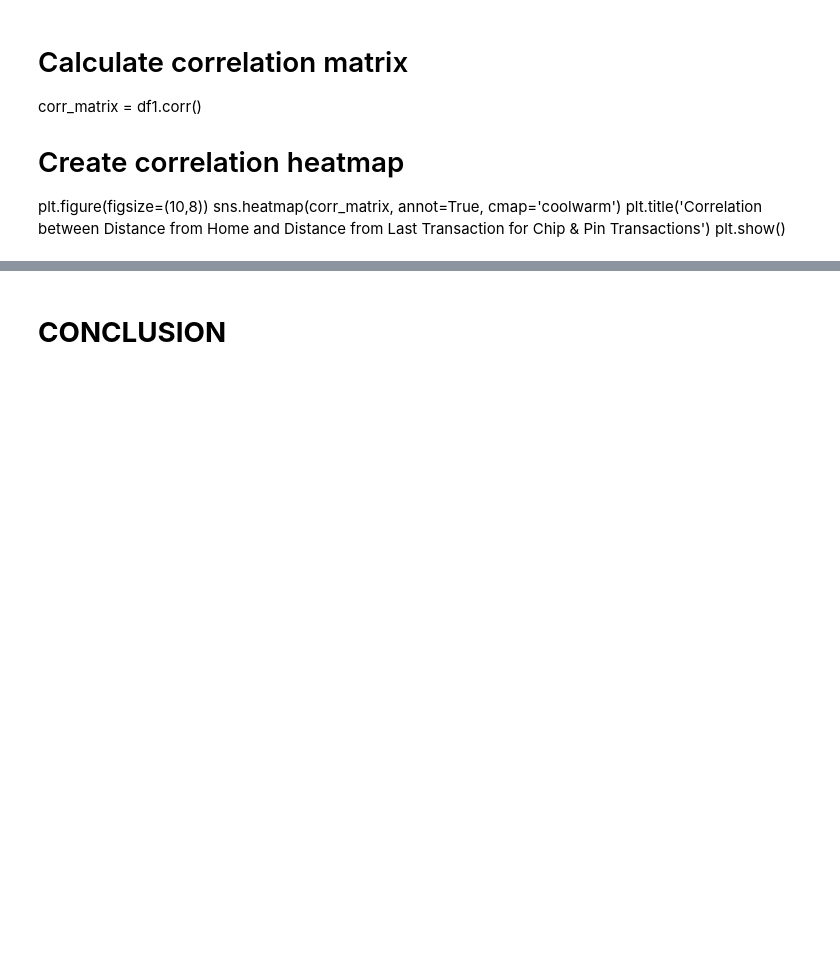
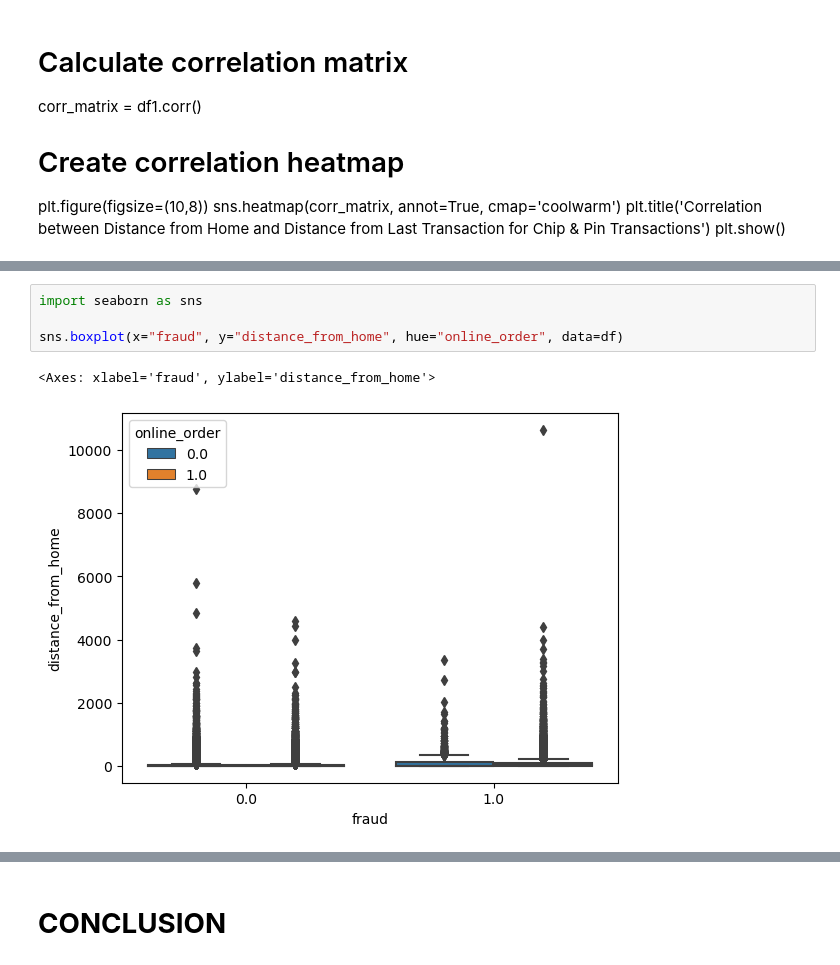
Before and after one commit to KarimKhalil33/CreditCard-Fraud-Data-Analysis, a Jupyter notebook: analysis/analysis3.ipynb, the cells around one changed output, grey strips where cells are left out. Saved outputs shown, nothing was run; the diff lists cells and outputs as text; blank space fills up the shorter version.

```diff
--- a/analysis/analysis3.ipynb
+++ b/analysis/analysis3.ipynb
@@ -144,0 +185,7 @@ plt.show()
+# %%
+import seaborn as sns
+
+sns.boxplot(x="fraud", y="distance_from_home", hue="online_order", data=df)
+# %% [output]
+<Axes: xlabel='fraud', ylabel='distance_from_home'>
+[figure, added]
```
Also changed, not shown: parts of 12 cells of this notebook, 1 other file.
